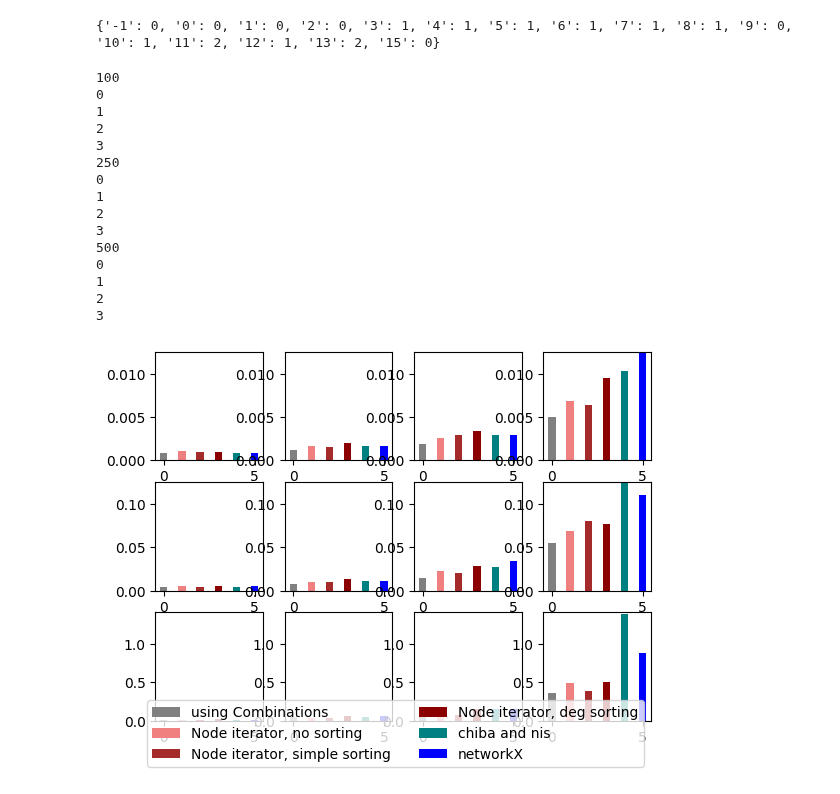
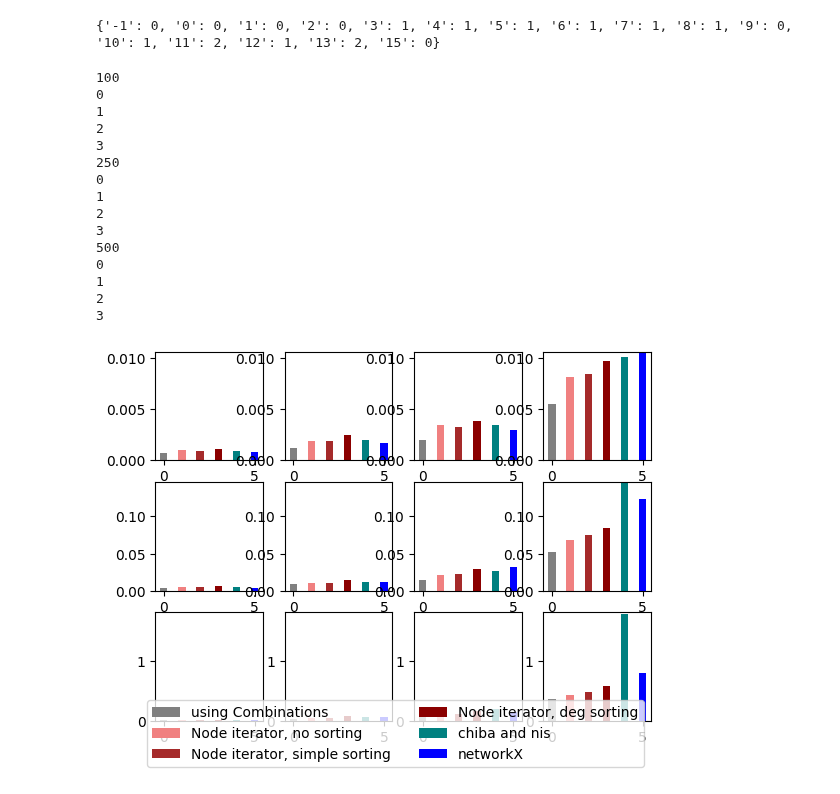
Before and after one commit to Hanno1/AlgorithmischeNetzwerkanalyseLAB, a Jupyter notebook: presentation_task2.ipynb, the cells around one changed output. Drawn from its saved outputs; the diff is of its cells as text; code cells hidden in the pictures.

```diff
--- a/presentation_task2.ipynb
+++ b/presentation_task2.ipynb
@@ -343,26 +437,26 @@ colors = ["gray",
 # %%
 # Was sind die Dichten der Kanten
 p_array = [[0.01, 0.05, 0.1, 0.25] for entry in n_array]
 # run and plot algorithms for k Iterations
-k = 10
+k = 20
 PerfTri.test_and_plot_results(n_array, p_array, functions, names, k, colors=colors, netx=[5], useGnp=True)
 # %% [output]
 100
 0
 1
 2
 3
 250
 0
 1
 2
 3
 500
 0
 1
 2
 3
-[figure, old version]
+[figure, new version]
 # %%
 # test die Algorithmen für fully-connected Graphs
 PerfTri.test_and_plot_fully_connected(n_array, functions, names, 1, colors, netx=[5])
```
Also changed, not shown: parts of 29 cells of this notebook, 11 other files.
